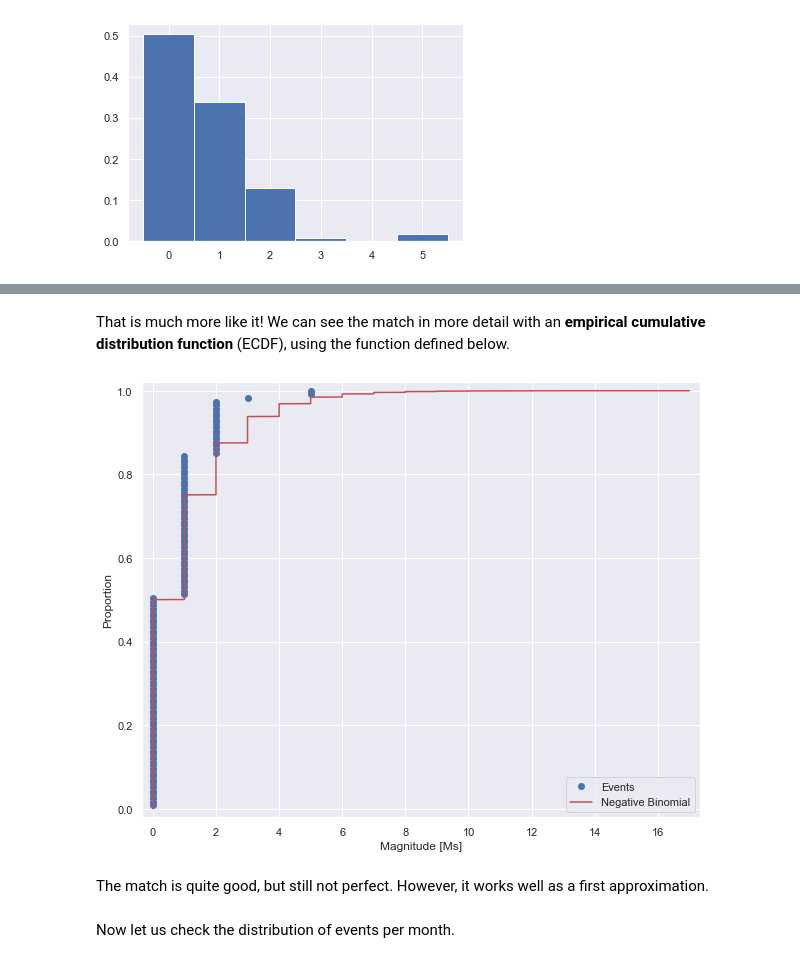
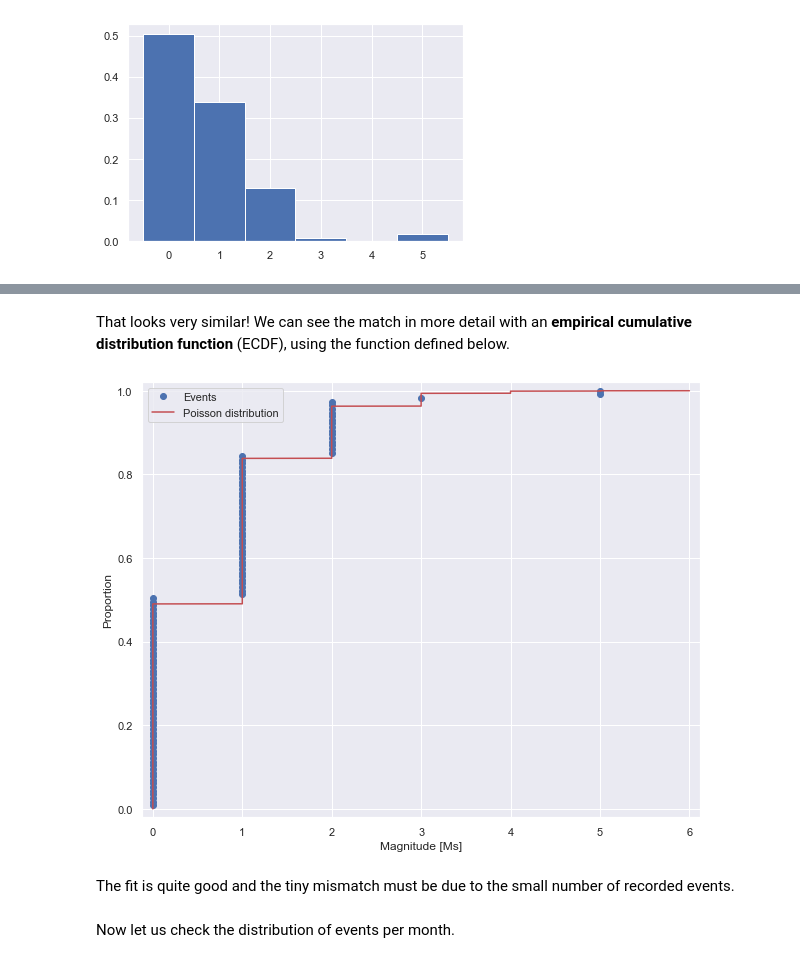
Before and after one commit to fabiomnsantos/chile-earthquakes, a Jupyter notebook: chile-major-earthquakes.ipynb, the cells around one changed output, grey strips where cells are left out. Cells and saved outputs as stored; diff of their text form; code cells hidden in the pictures.

```diff
--- a/chile-major-earthquakes.ipynb
+++ b/chile-major-earthquakes.ipynb
@@ -225,0 +222,3 @@ events_per_year.head(10)
+# %%
+avg_events_year = events_per_year.mean()[0]
+avg_events_year
@@ -260,5 +252,5 @@ plt.show()
 # %% [markdown]
-That is much more like it! We can see the match in more detail with an __empirical cumulative distribution function__ (ECDF), using the function defined below.
+That looks very similar! We can see the match in more detail with an __empirical cumulative distribution function__ (ECDF), using the function defined below.
 # %%
 def ecdf(data):
     """Compute ECDF for a one-dimensional array of measurements."""
@@ -273,23 +265,23 @@ def ecdf(data):
 
     return x, y
 # %%
+plt.figure(figsize=(10,8))
+
 x, y = ecdf(events_per_year['events'])
-xnb, ynb = ecdf(neg_binomial)
+xnb, ynb = ecdf(poisson)
 
-plt.figure(figsize=(10,8))
 plt.plot(x, y, 'bo', label='Events')
-plt.plot(xnb, ynb, 'r-', label='Negative Binomial')
+plt.plot(xnb, ynb, 'r-', label='Poisson distribution')
 plt.xlabel('Magnitude [Ms]')
 plt.ylabel('Proportion')
-# sns.ecdfplot(events_per_year.events)
-# sns.ecdfplot(neg_binomial)
+
 plt.legend()
 plt.margins(0.02) # Keeps data off plot edges
 plt.show()
 # %% [output]
-[figure, old version]
+[figure, new version]
-# %% [markdown]
-The match is quite good, but still not perfect. However, it works well as a first approximation.
+# %% [markdown]
+The fit is quite good and the tiny mismatch must be due to the small number of recorded events.
 # %% [markdown]
 Now let us check the distribution of events per month.
 # %%
```
Also changed, not shown: parts of 39 cells of this notebook, 2 other files.
